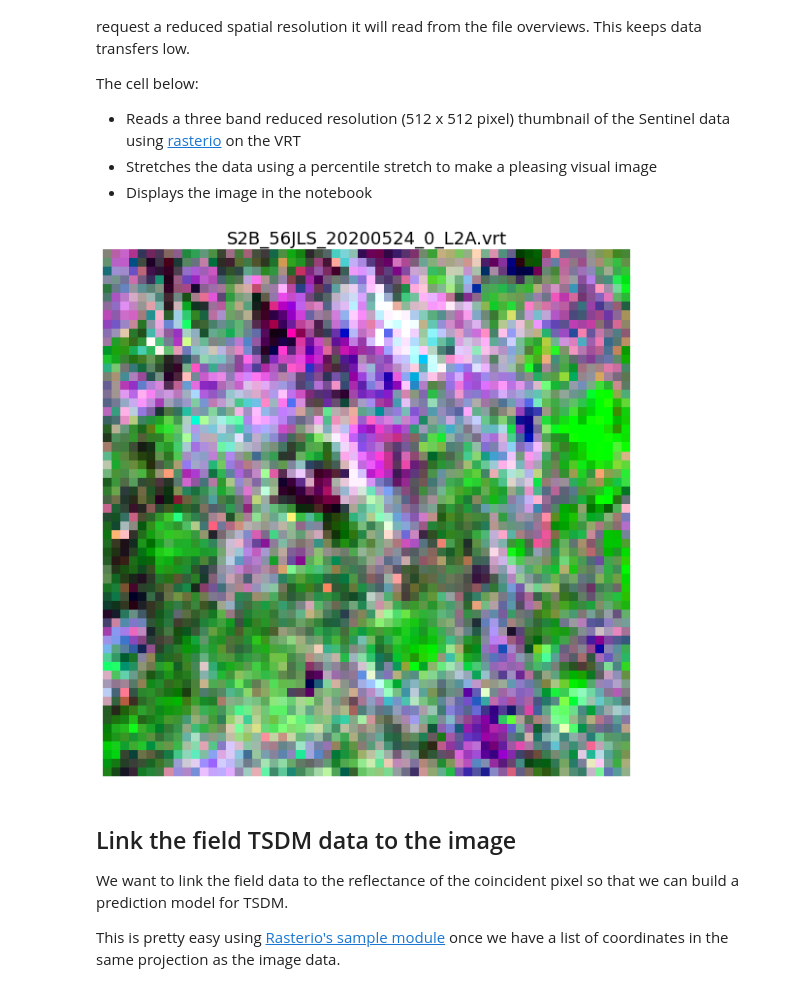
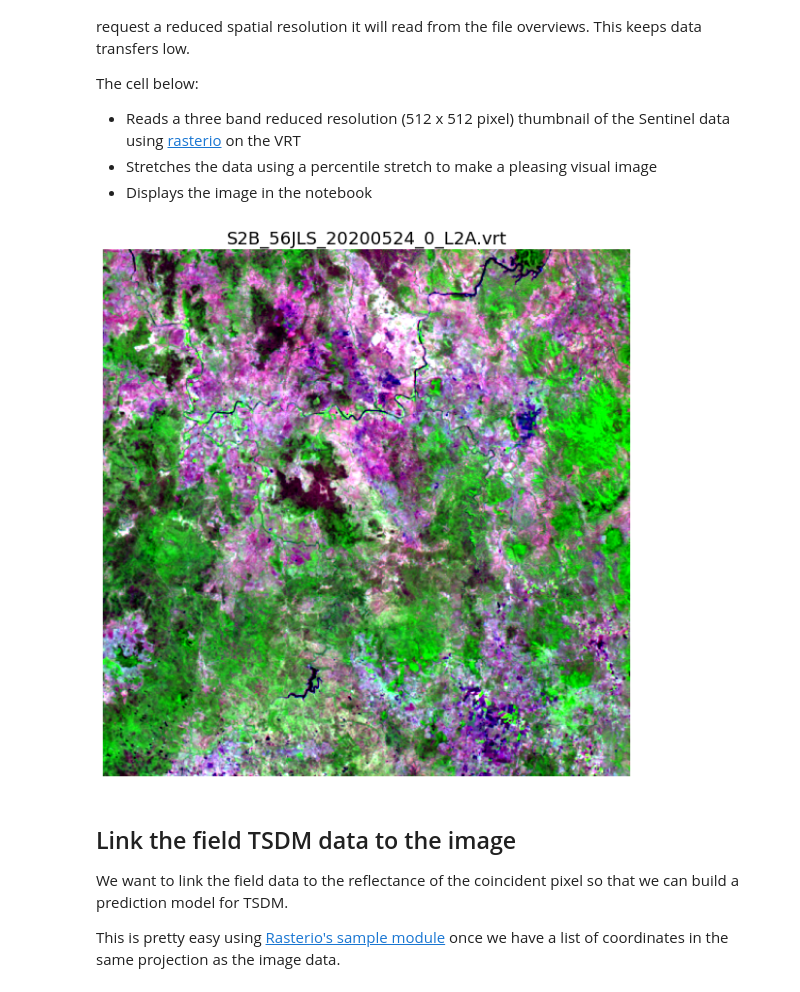
Before and after one commit to petescarth/GEOM3001-7001, a Jupyter notebook: scarthGeom3001.ipynb, the cells around one changed output. Drawn from its saved outputs; the diff is of its cells as text; code cells hidden in the pictures.

Commit message:
reverted image resolution I changed during lecture

```diff
--- a/scarthGeom3001.ipynb
+++ b/scarthGeom3001.ipynb
@@ -298,32 +298,32 @@ The cell below:
 # %%
 # List of the bands we want to read from the VRT
 bandList = [8,7,3]
 
 # Open the VRT using Rasterio
 cloudRaster = rasterio.open(vrtName )
 
 # Get only the data for the bands we want using a decimated read
-falseColourThumbnail = cloudRaster.read(bandList,out_shape=(3, 60, 60))
+falseColourThumbnail = cloudRaster.read(bandList,out_shape=(3, 512, 512))
 
 # Change the ordering for matplotlib that wants the bands in the right order
 falseColourThumbnail = np.rollaxis(falseColourThumbnail,0,3)
 
 # Scale the data using a 2:98% stretch
 scaleStats = np.percentile(falseColourThumbnail,[2,98],axis=(0,1))
 falseColourThumbnail = (falseColourThumbnail - scaleStats[0]) / (scaleStats[1] - scaleStats[0])
 
 # Clip the data to between 0 and 1
 falseColourThumbnail = np.clip(falseColourThumbnail,0,1)
 
 # Plot the data
 fig, ax = plt.subplots(1,1,figsize=(10,10))
 ax.imshow(falseColourThumbnail,aspect=1)
 
 # Add the VRT Name to the title
 ax.set_title(vrtName, fontsize=18)
 ax.axis('off');
 # %% [output]
-[figure, old version]
+[figure, new version]
 # %% [markdown]
 ## Link the field TSDM data to the image
 We want to link the field data to the reflectance of the coincident pixel so that we can build a prediction model for TSDM.
```
